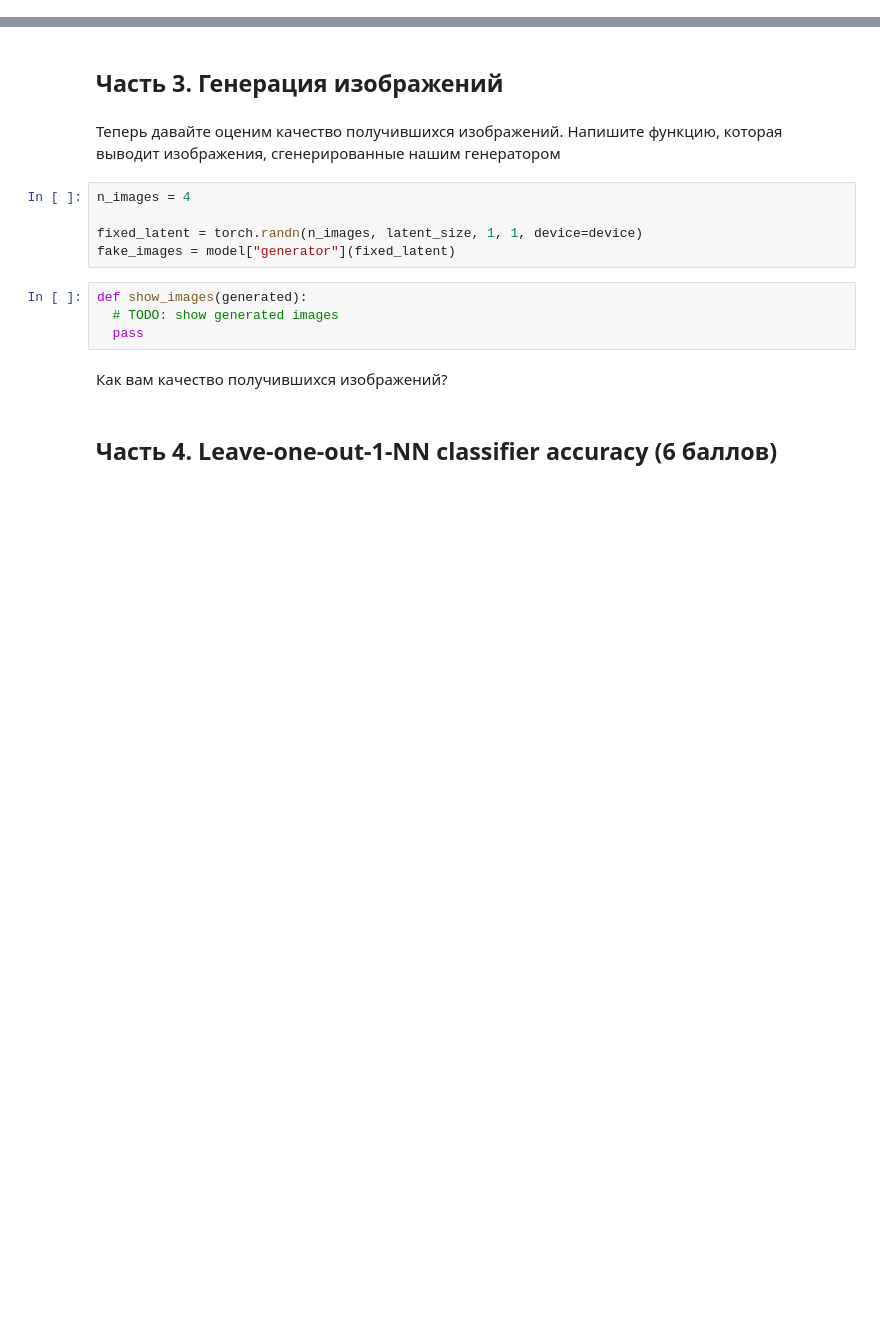
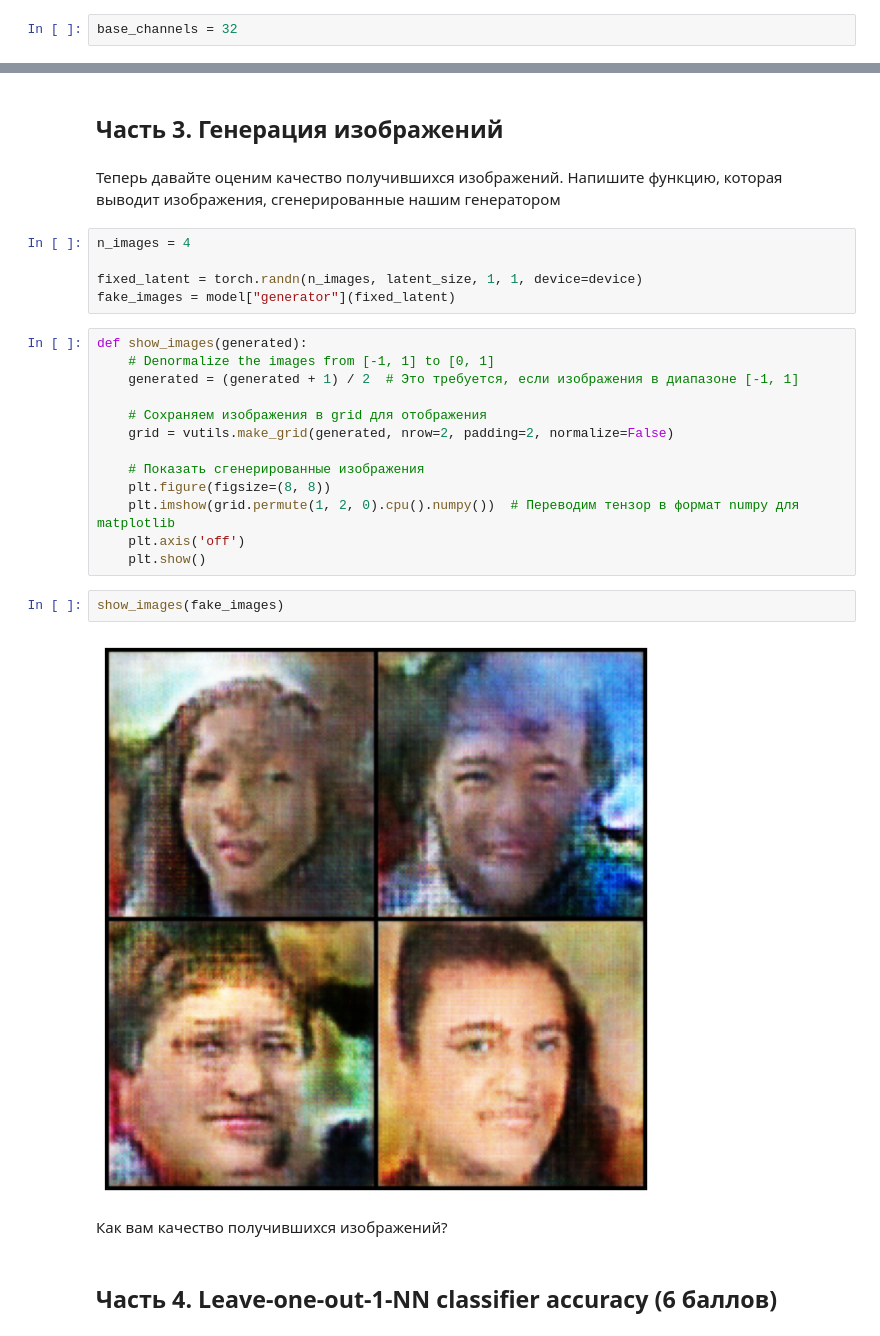
Before and after one commit to kovzanok/ml, a Jupyter notebook: week_11_GANs/Homework/homework_8_gans_part_1.ipynb, the cells around one changed output, grey strips where cells are left out. Drawn from its saved outputs; the diff is of its cells as text; blank space fills up the shorter version.

```diff
--- a/week_11_GANs/Homework/homework_8_gans_part_1.ipynb
+++ b/week_11_GANs/Homework/homework_8_gans_part_1.ipynb
@@ -92,5 +94,7 @@ train_loader = DeviceDataLoader(loader, device)
 * дискриминатор принимает на вход изображение (тензор размера `3 x image_size x image_size`) и выдает вероятность того, что изображение настоящее (тензор размера 1)
 
 * генератор принимает на вход тензор шумов размера `latent_size x 1 x 1` и генерирует изображение размера `3 x image_size x image_size`
+# %%
+base_channels = 32
 # %%
 discriminator = nn.Sequential(
@@ -300,10 +337,23 @@ n_images = 4
 
 fixed_latent = torch.randn(n_images, latent_size, 1, 1, device=device)
 fake_images = model["generator"](fixed_latent)
-# %%
-def show_images(generated):
-  # TODO: show generated images
-  pass
+# %%
+def show_images(generated):
+    # Denormalize the images from [-1, 1] to [0, 1]
+    generated = (generated + 1) / 2  # Это требуется, если изображения в диапазоне [-1, 1]
+
+    # Сохраняем изображения в grid для отображения
+    grid = vutils.make_grid(generated, nrow=2, padding=2, normalize=False)
+
+    # Показать сгенерированные изображения
+    plt.figure(figsize=(8, 8))
+    plt.imshow(grid.permute(1, 2, 0).cpu().numpy())  # Переводим тензор в формат numpy для matplotlib
+    plt.axis('off')
+    plt.show()
+# %%
+show_images(fake_images)
+# %% [output]
+[figure, added]
 # %% [markdown]
 Как вам качество получившихся изображений?
 # %% [markdown]
```
Also changed, not shown: parts of 12 cells of this notebook.
